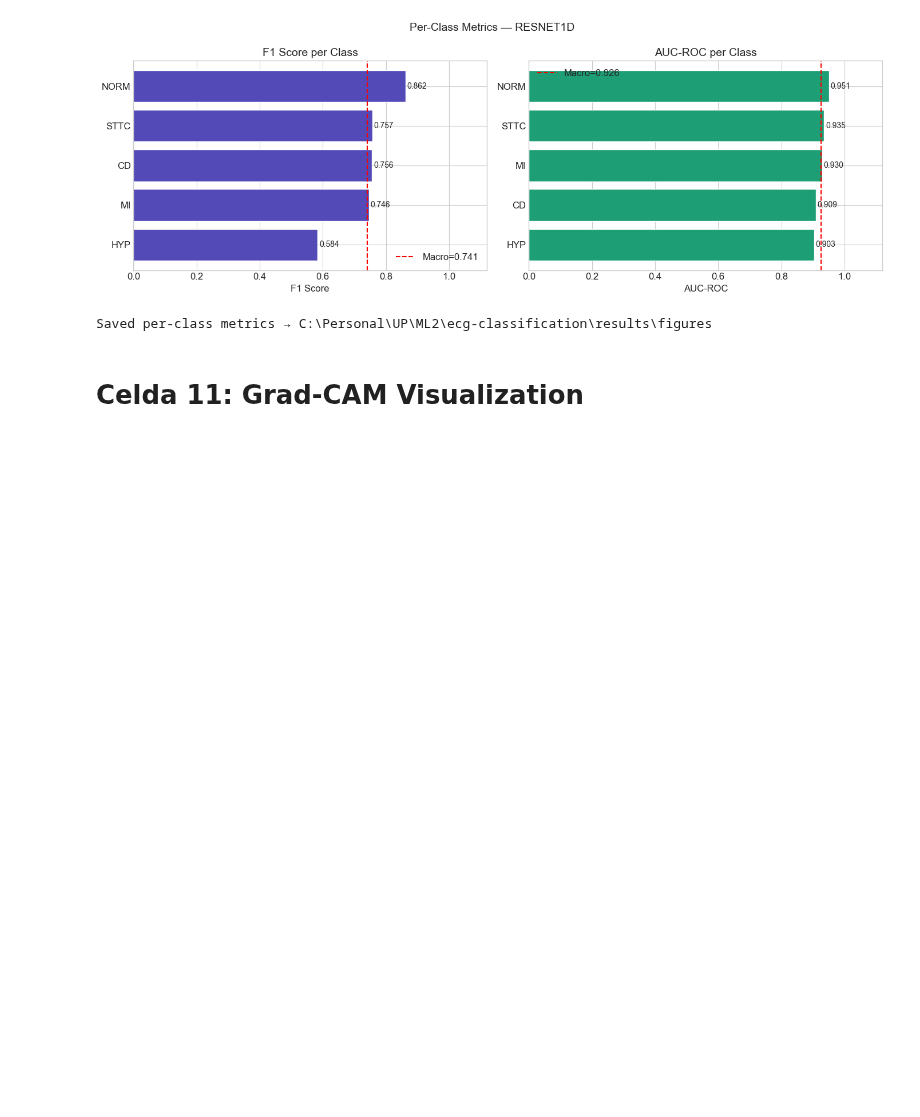
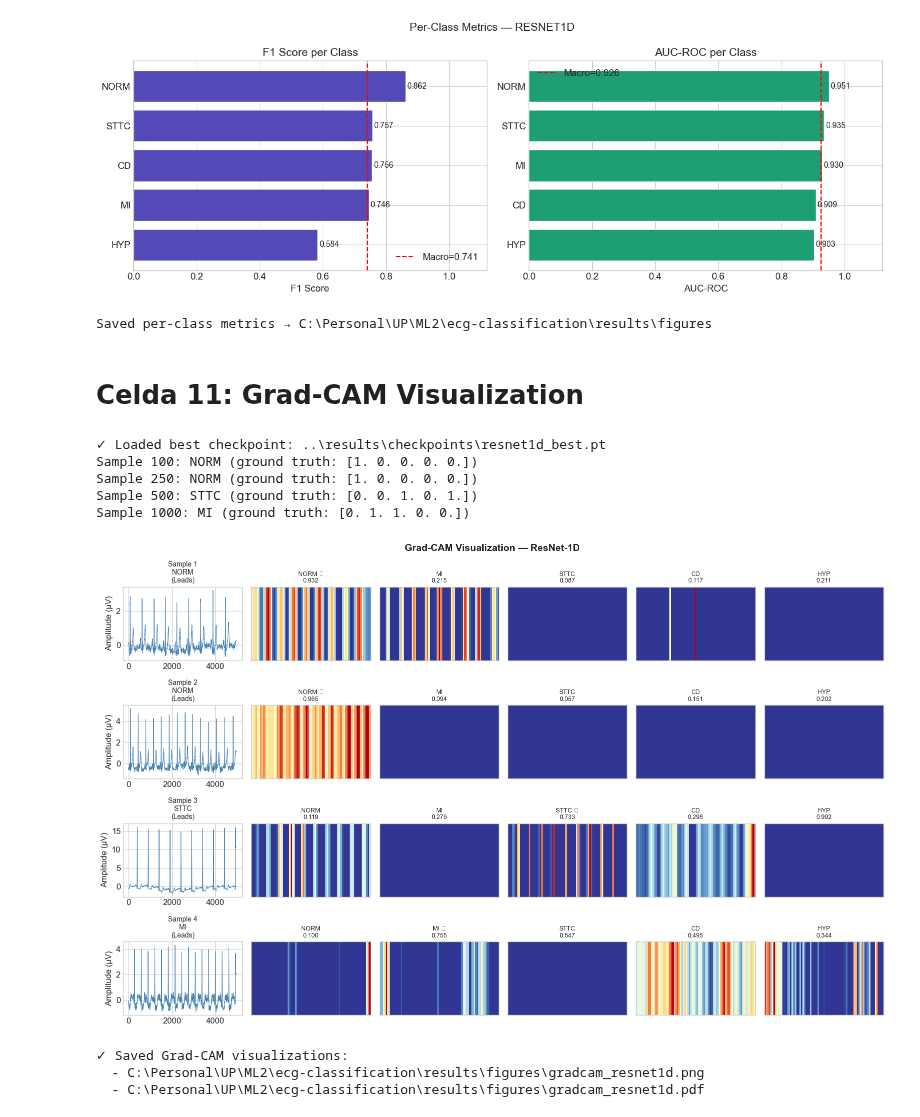
Before and after one commit to RodrigoBG1/ecg-classification, a Jupyter notebook: notebooks/resnet1d.ipynb, the cells around one changed output. Cells and saved outputs as stored; diff of their text form; code cells hidden in the pictures; blank space fills up the shorter version.

```diff
--- a/notebooks/resnet1d.ipynb
+++ b/notebooks/resnet1d.ipynb
@@ -718,7 +718,7 @@ from matplotlib.colors import TwoSlopeNorm
 from pathlib import Path
 
 # ── Load best model ────────────────────────────────────────────────────
-checkpoint_path = Path("checkpoints/resnet1d/best_model.pt")
+checkpoint_path = Path("../results/checkpoints/resnet1d_best.pt")
 checkpoint = torch.load(checkpoint_path, map_location=device)
 state_dict = checkpoint.get("model_state_dict", checkpoint.get("state_dict", checkpoint))
 model.load_state_dict(state_dict)
@@ -812,30 +812,40 @@ for row, (x_sample, y_sample) in enumerate(zip(gradcam_samples, gradcam_labels))
         if lead == 0:
             ax.plot(x_sample[lead].numpy(), color='steelblue', linewidth=0.7)
             ax.set_title(f"Sample {row+1}\n{gt_name}\n(Leads)", fontsize=10)
             ax.set_ylabel(f"Amplitude (μV)")
 
     # Generate and plot Grad-CAM for top 5 classes
     for col, class_idx in enumerate(range(5)):
         cam = gradcam(x_batch, class_idx)
 
         ax = axes[row, col + 1]
 
         # Plot Grad-CAM as heatmap
         im = ax.imshow([cam], cmap='RdYlBu_r', aspect='auto', vmin=0, vmax=1)
 
         class_name = CLASS_NAMES[class_idx]
         class_prob = probs[class_idx]
         is_gt = " ✓" if class_idx == gt_class else ""
 
         ax.set_title(f"{class_name}{is_gt}\n{class_prob:.3f}", fontsize=9)
         ax.set_xticks([])
         ax.set_yticks([])
 
 plt.tight_layout()
 plt.savefig(FIGURES_DIR / "gradcam_resnet1d.png", dpi=300, bbox_inches='tight')
 plt.savefig(FIGURES_DIR / "gradcam_resnet1d.pdf", bbox_inches='tight')
 plt.show()
 
 print(f"\n✓ Saved Grad-CAM visualizations:")
 print(f"  - {FIGURES_DIR / 'gradcam_resnet1d.png'}")
 print(f"  - {FIGURES_DIR / 'gradcam_resnet1d.pdf'}")
+# %% [output]
+✓ Loaded best checkpoint: ..\results\checkpoints\resnet1d_best.pt
+Sample 100: NORM (ground truth: [1. 0. 0. 0. 0.])
+Sample 250: NORM (ground truth: [1. 0. 0. 0. 0.])
+Sample 500: STTC (ground truth: [0. 0. 1. 0. 1.])
+Sample 1000: MI (ground truth: [0. 1. 1. 0. 0.])
+[figure, added]
+✓ Saved Grad-CAM visualizations:
+  - C:\Personal\UP\ML2\ecg-classification\results\figures\gradcam_resnet1d.png
+  - C:\Personal\UP\ML2\ecg-classification\results\figures\gradcam_resnet1d.pdf
```
Also changed, not shown: parts of 1 cell of this notebook, 19 other files.
